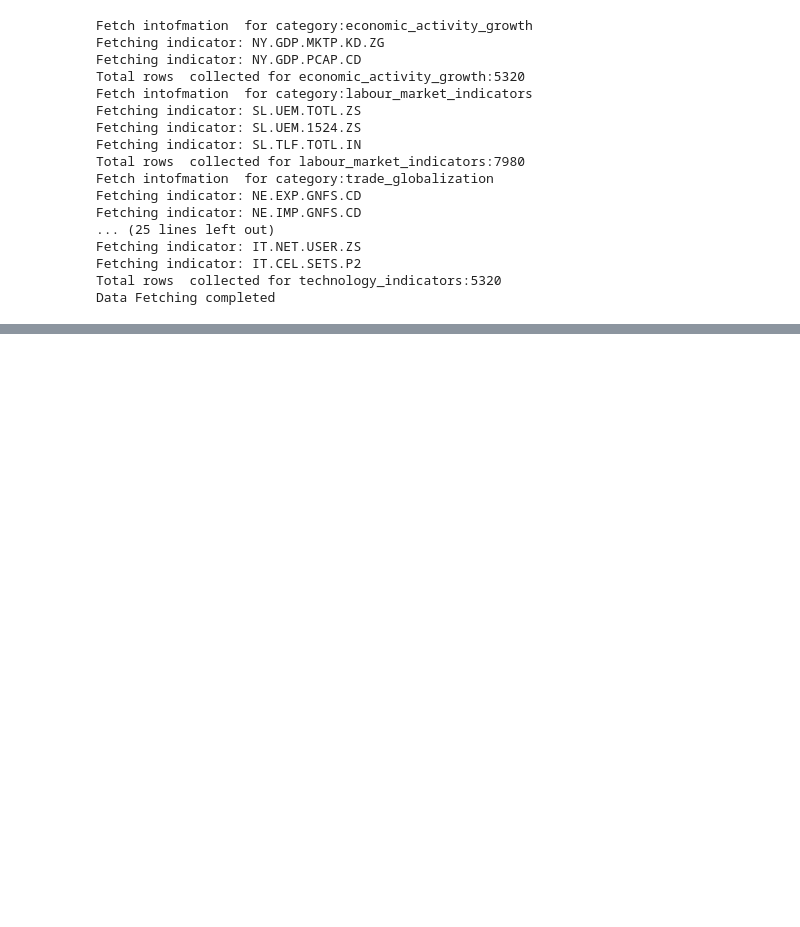
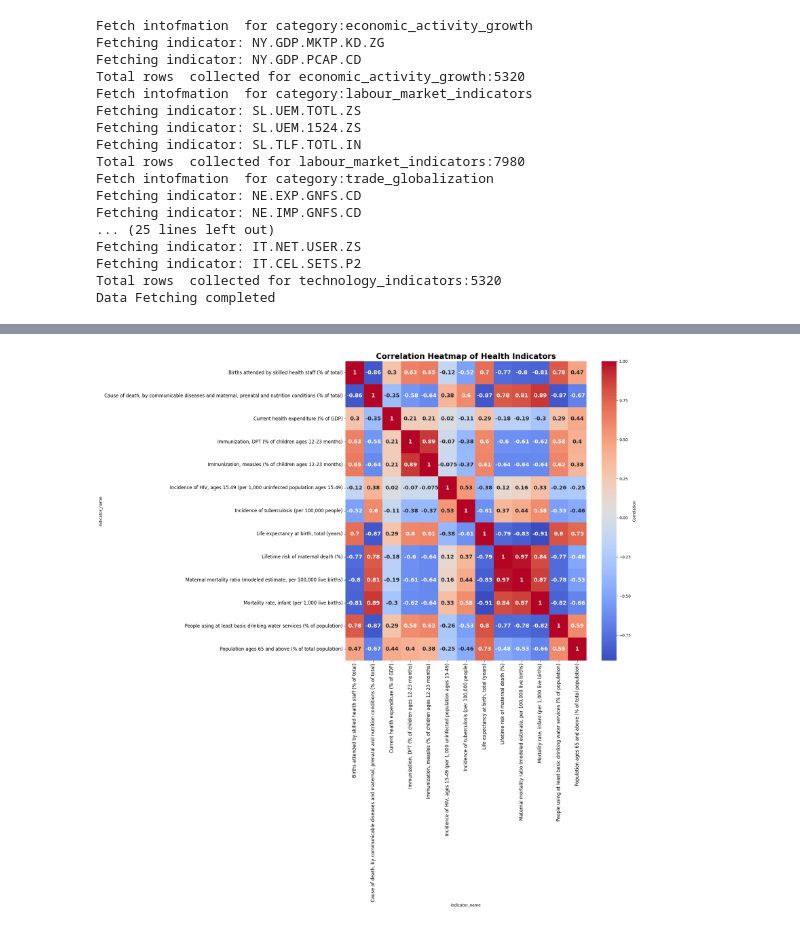
Before and after one commit to aijulhussain/Live-Data-Analytics, a Jupyter notebook: deshboard/api_data.ipynb, the cells around one changed output, grey strips where cells are left out. Saved outputs shown, nothing was run; the diff lists cells and outputs as text; code cells hidden in the pictures; blank space fills up the shorter version.

```diff
--- a/deshboard/api_data.ipynb
+++ b/deshboard/api_data.ipynb
@@ -504,0 +555,23 @@ technology.drop(columns=["indicator_id","name","id"], inplace=True)
+# %%
+df_wide = health.pivot_table(index = ["country_value", "year"], columns = "indicator_name", values = "value")
+
+corr = df_wide.corr()
+import seaborn as sns
+import matplotlib.pyplot as plt
+
+plt.figure(figsize=(14, 14), facecolor="None")
+
+ax = sns.heatmap(
+    corr,
+    annot = True,
+    cmap = "coolwarm",
+    cbar_kws= {"label": "Correlation"},
+    annot_kws= {"fontsize": 14, "fontweight": "bold"}
+
+)
+
+plt.title("Correlation Heatmap of Health Indicators", fontsize=20, fontweight="bold")
+ax.tick_params(axis="x", labelsize=12)
+ax.tick_params(axis="y", labelsize=12)
+# %% [output]
+[figure, added]
```
Also changed, not shown: parts of 6 cells of this notebook, 3 other files.
